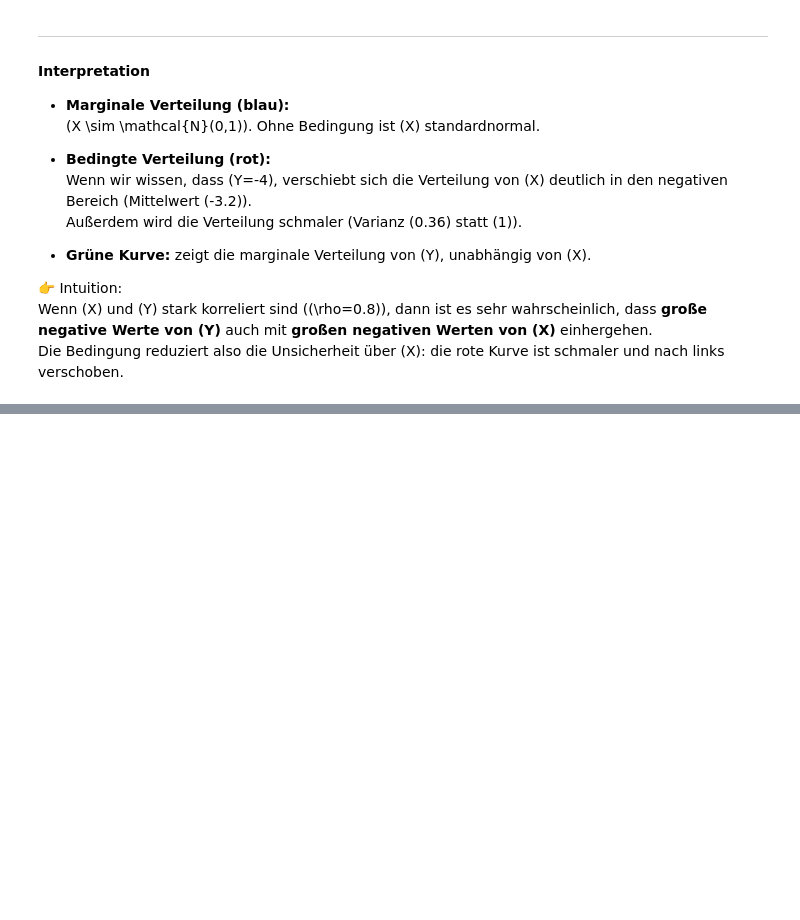
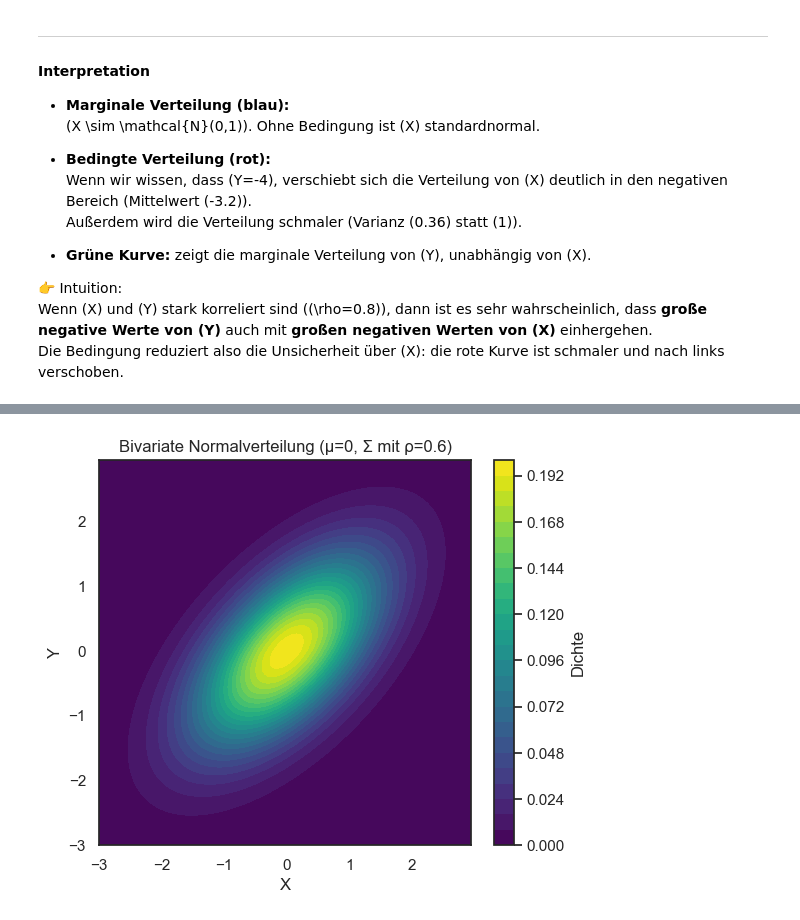
Before and after one commit to JohannesMeyersGit/DS_Notebooks, a Jupyter notebook: Probability_and_Statistics/Notebook_5_Multivariate_Verteilungen.ipynb, the cells around one changed output, grey strips where cells are left out. Cells and saved outputs as stored; diff of their text form; code cells hidden in the pictures; blank space fills up the shorter version.

```diff
--- a/Probability_and_Statistics/Notebook_5_Multivariate_Verteilungen.ipynb
+++ b/Probability_and_Statistics/Notebook_5_Multivariate_Verteilungen.ipynb
@@ -786,0 +858,17 @@ $$
+# %%
+# 3. Multivariate Normalverteilung mit Dichte
+mu = np.array([0,0])
+cov = np.array([[1,0.6],[0.6,1]])
+x, y = np.mgrid[-3:3:.05, -3:3:.05]
+pos = np.dstack((x,y))
+rv = multivariate_normal(mu, cov)
+
+plt.figure(figsize=(6,5))
+plt.contourf(x, y, rv.pdf(pos), cmap="viridis", levels=30)
+plt.colorbar(label="Dichte")
+plt.title("Bivariate Normalverteilung (μ=0, Σ mit ρ=0.6)")
+plt.xlabel("X")
+plt.ylabel("Y")
+plt.show()
+# %% [output]
+[figure, added]
```
Also changed, not shown: parts of 46 cells of this notebook.
